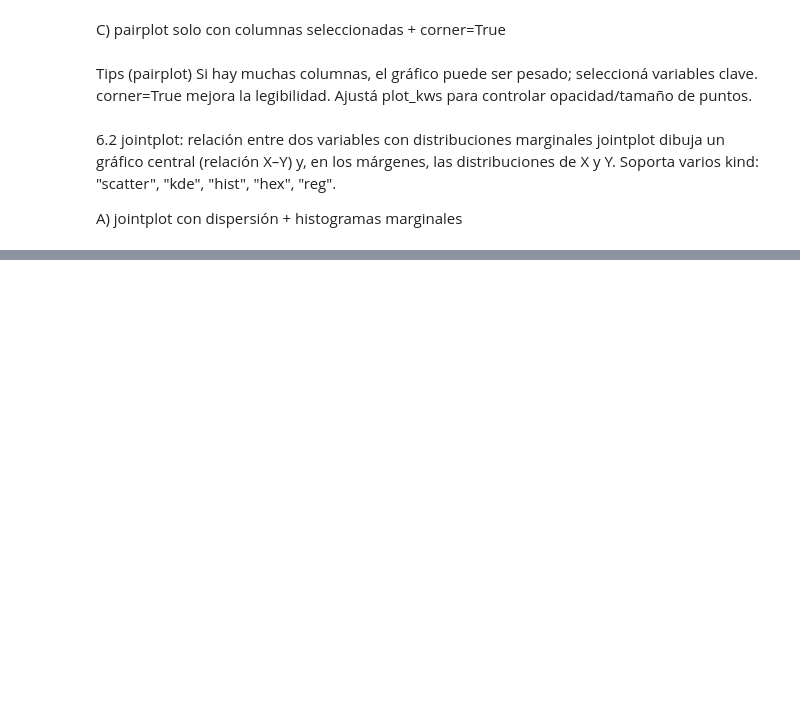
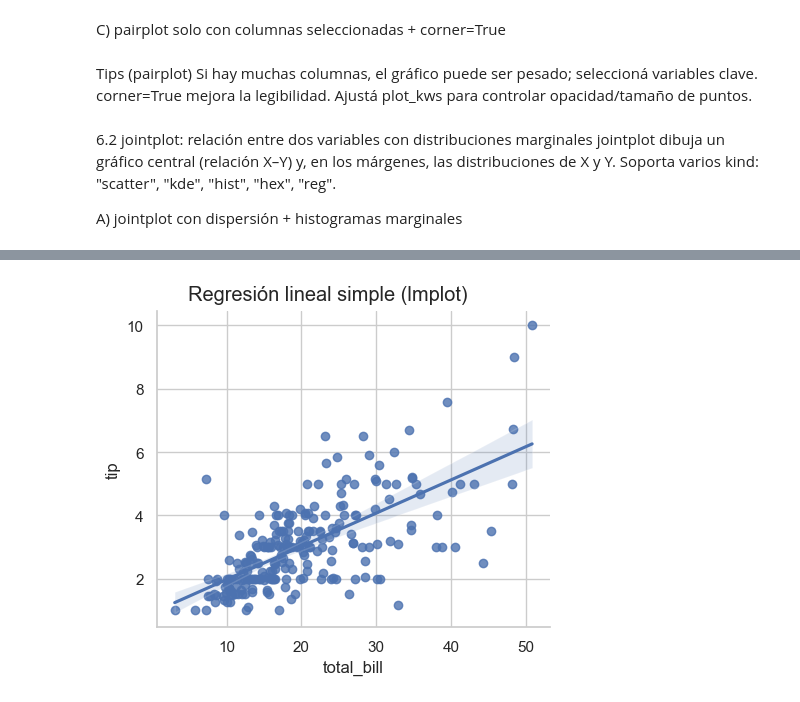
Before and after one commit to wilson-j-insaurralde/Seaborn, a Jupyter notebook: teoria/006_Gráficos multivariados.ipynb, the cells around one changed output, grey strips where cells are left out. Drawn from its saved outputs; the diff is of its cells as text; code cells hidden in the pictures; blank space fills up the shorter version.

```diff
--- a/teoria/006_Gráficos multivariados.ipynb
+++ b/teoria/006_Gráficos multivariados.ipynb
@@ -94,0 +168,18 @@ plt.show()
+# %%
+import seaborn as sns
+import matplotlib.pyplot as plt
+
+sns.set_theme(style="whitegrid", context="notebook")
+
+tips = sns.load_dataset("tips")
+
+g = sns.lmplot(
+    data=tips,
+    x="total_bill", y="tip",
+    height=4, aspect=1.2,      # tamaño (figura de alto nivel)
+    ci=95                      # nivel de confianza; None para ocultar
+)
+g.fig.suptitle("Regresión lineal simple (lmplot)", y=1.02)
+plt.show()
+# %% [output]
+[figure, added]
```
Also changed, not shown: parts of 7 cells of this notebook.
